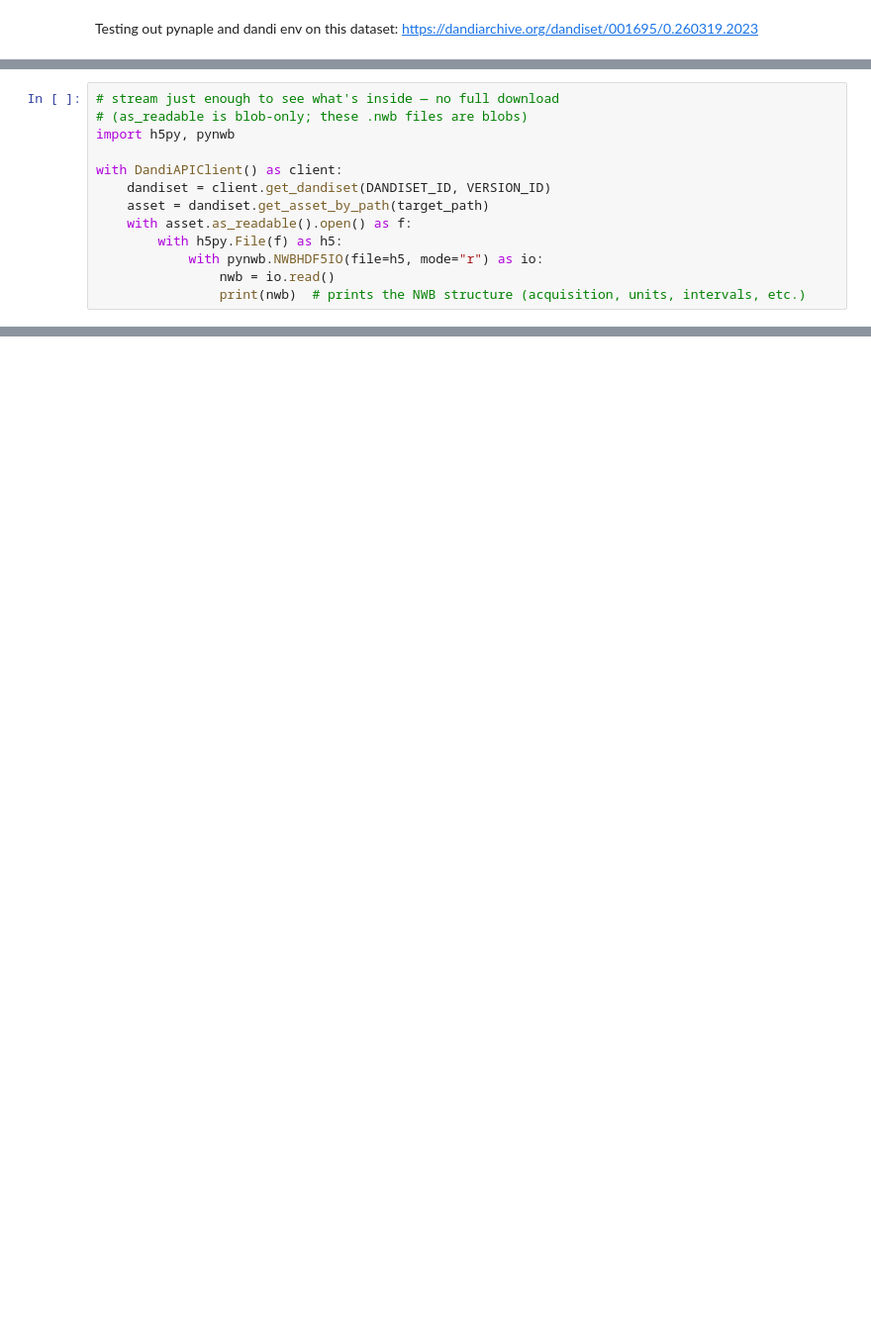
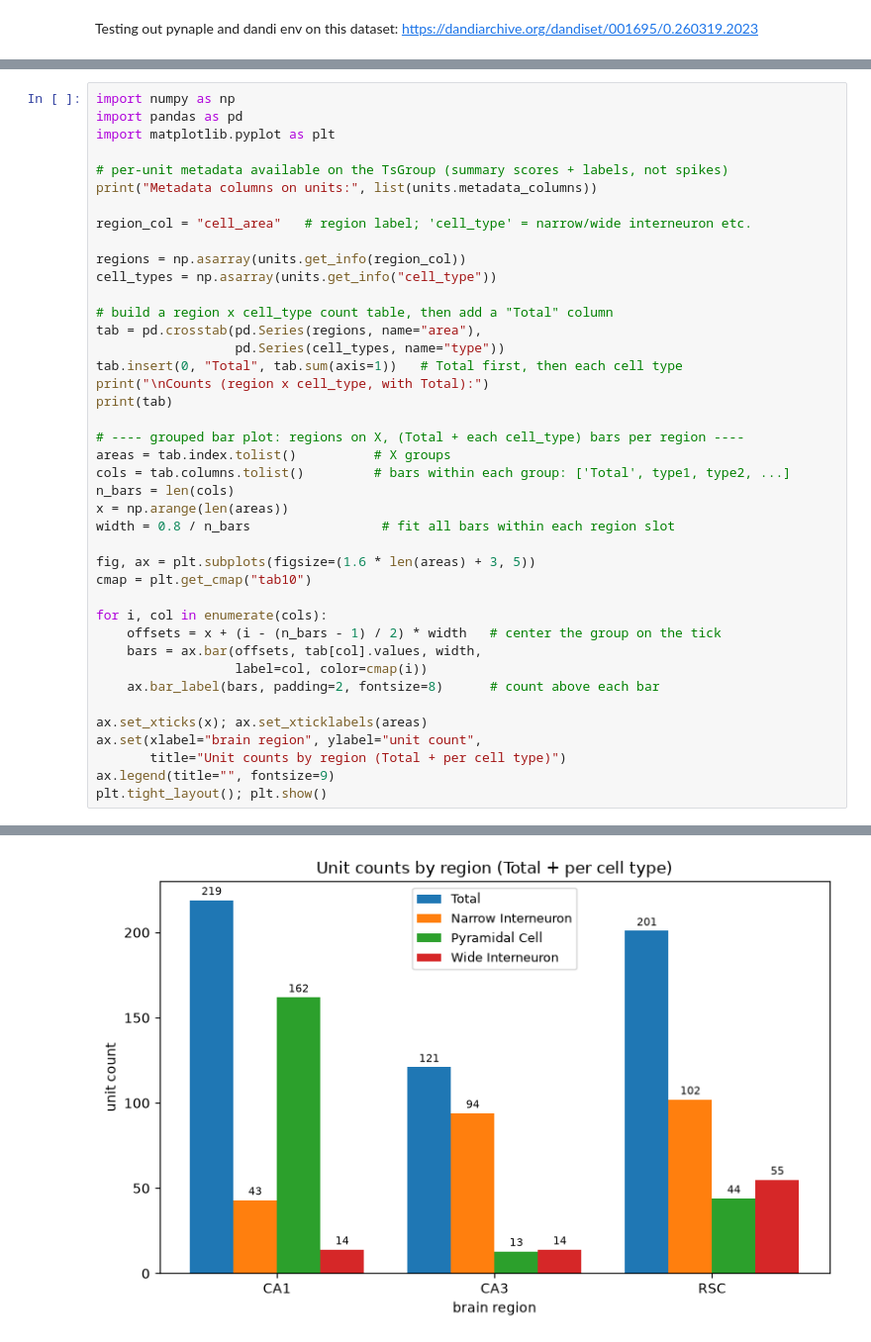
Before and after one commit to AngCamp/CumulantDynamicsGuiltByAssociation, a Jupyter notebook: test_GonzalezHpSpatialNavTask_dandiset.ipynb, the cells around one changed output, grey strips where cells are left out. Shown at 99% size. Cells and saved outputs as stored; diff of their text form; blank space fills up the shorter version.

Commit message:
exploring a spatial navigation taks data, behaviour, regional unit counts, plotting spike rasters setting up HMM

```diff
--- a/test_GonzalezHpSpatialNavTask_dandiset.ipynb
+++ b/test_GonzalezHpSpatialNavTask_dandiset.ipynb
@@ -80,13 +2,0 @@ Picked: sub-M01/sub-M01_ses-20240308T100000_ecephys.nwb
-# %%
-# stream just enough to see what's inside — no full download
-# (as_readable is blob-only; these .nwb files are blobs)
-import h5py, pynwb
-
-with DandiAPIClient() as client:
-    dandiset = client.get_dandiset(DANDISET_ID, VERSION_ID)
-    asset = dandiset.get_asset_by_path(target_path)
-    with asset.as_readable().open() as f:
-        with h5py.File(f) as h5:
-            with pynwb.NWBHDF5IO(file=h5, mode="r") as io:
-                nwb = io.read()
-                print(nwb)  # prints the NWB structure (acquisition, units, intervals, etc.)
@@ -158,0 +207,42 @@ Name: rate, Length: 541, dtype: float64
+# %%
+import numpy as np
+import pandas as pd
+import matplotlib.pyplot as plt
+
+# per-unit metadata available on the TsGroup (summary scores + labels, not spikes)
+print("Metadata columns on units:", list(units.metadata_columns))
+
+region_col = "cell_area"   # region label; 'cell_type' = narrow/wide interneuron etc.
+
+regions = np.asarray(units.get_info(region_col))
+cell_types = np.asarray(units.get_info("cell_type"))
+
+# build a region x cell_type count table, then add a "Total" column
+tab = pd.crosstab(pd.Series(regions, name="area"),
+                  pd.Series(cell_types, name="type"))
+tab.insert(0, "Total", tab.sum(axis=1))   # Total first, then each cell type
+print("\nCounts (region x cell_type, with Total):")
+print(tab)
+
+# ---- grouped bar plot: regions on X, (Total + each cell_type) bars per region ----
+areas = tab.index.tolist()          # X groups
+cols = tab.columns.tolist()         # bars within each group: ['Total', type1, type2, ...]
+n_bars = len(cols)
+x = np.arange(len(areas))
+width = 0.8 / n_bars                 # fit all bars within each region slot
+
+fig, ax = plt.subplots(figsize=(1.6 * len(areas) + 3, 5))
+cmap = plt.get_cmap("tab10")
+
+for i, col in enumerate(cols):
+    offsets = x + (i - (n_bars - 1) / 2) * width   # center the group on the tick
+    bars = ax.bar(offsets, tab[col].values, width,
+                  label=col, color=cmap(i))
+    ax.bar_label(bars, padding=2, fontsize=8)      # count above each bar
+
+ax.set_xticks(x); ax.set_xticklabels(areas)
+ax.set(xlabel="brain region", ylabel="unit count",
+       title="Unit counts by region (Total + per cell type)")
+ax.legend(title="", fontsize=9)
+plt.tight_layout(); plt.show()
+# %% [output]
@@ -158,0 +257 @@ Name: rate, Length: 541, dtype: float64
+[figure, added]
```
Also changed, not shown: parts of 14 cells of this notebook.
